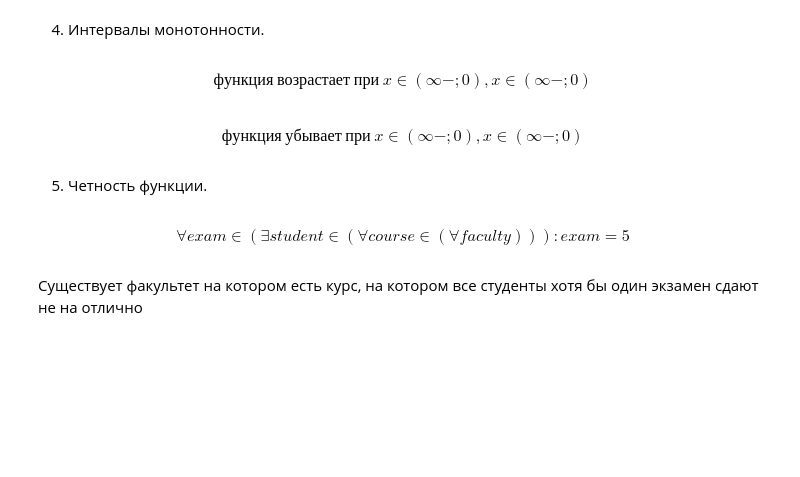
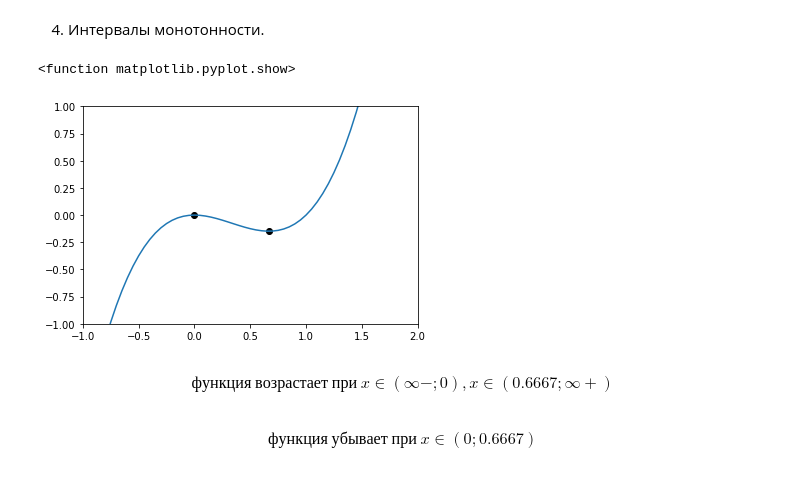
Before and after one commit to aldalinde/Python_for_DSc, a Jupyter notebook: Calculus_4.ipynb, the cells around one changed output. Drawn from its saved outputs; the diff is of its cells as text; code cells hidden in the pictures; blank space fills up the shorter version.

```diff
--- a/Calculus_4.ipynb
+++ b/Calculus_4.ipynb
@@ -24,8 +24,8 @@ $$ f(x) = x^3 - x^2 $$
 Исследовать функцию  по плану:
 1) Область задания и область значений.
 # %%
-n = np.arange(-100, 100, 0.05)
-plt.plot(n, n**3 - n**2)
+x2 = np.arange(-100, 100, 0.05)
+plt.plot(x2, x2**3 - x2**2)
 plt.show
 # %% [output]
 <function matplotlib.pyplot.show>
@@ -55,13 +54,23 @@ $$ f(x) > 0 \ при \ x \in (1; \infty+) $$
 $$ f(x) < 0 \ при \ x \in (\infty- ; 1), x \neq 0 $$
 # %% [markdown]
 4) Интервалы монотонности.
+# %%
+x3_1 = np.arange(0, 1, 0.0001)
+f3_1 = x3_1**3 - x3_1**2
+f_min = np.min(f3_1)
+f_min_ind = np.where(f3_1 == f_min)
+x_min = x3_1[f_min_ind]
+# %%
+plt.plot(x2, x2**3 - x2**2)
+plt.scatter(0, 0, color='black')
+plt.scatter(x_min, x_min**3 - x_min**2, color='black')
+plt.xlim([-1,2])
+plt.ylim([-1,1])
+plt.show
+# %% [output]
+<function matplotlib.pyplot.show>
+[figure, added]
 # %% [markdown]
-$$ функция \ возрастает \ при \ x \in (\infty- ; 0) , x \in (\infty- ; 0)  $$
+$$ функция \ возрастает \ при \ x \in (\infty- ; 0) , x \in (0.6667 ;\infty+)  $$
 # %% [markdown]
-$$ функция \ убывает \ при \ x \in (\infty- ; 0) , x \in (\infty- ; 0)  $$
+$$ функция \ убывает \ при \ x \in (0 ; 0.6667) $$
-# %% [markdown]
-5) Четность функции.
-# %% [markdown]
-$$ \forall exam \in (\exists student \in (\forall course \in (\forall faculty))) : exam = 5 $$
-# %% [markdown]
-Существует факультет на котором есть курс, на котором все студенты хотя бы один экзамен сдают не на отлично
```
Also changed, not shown: parts of 12 cells of this notebook.
